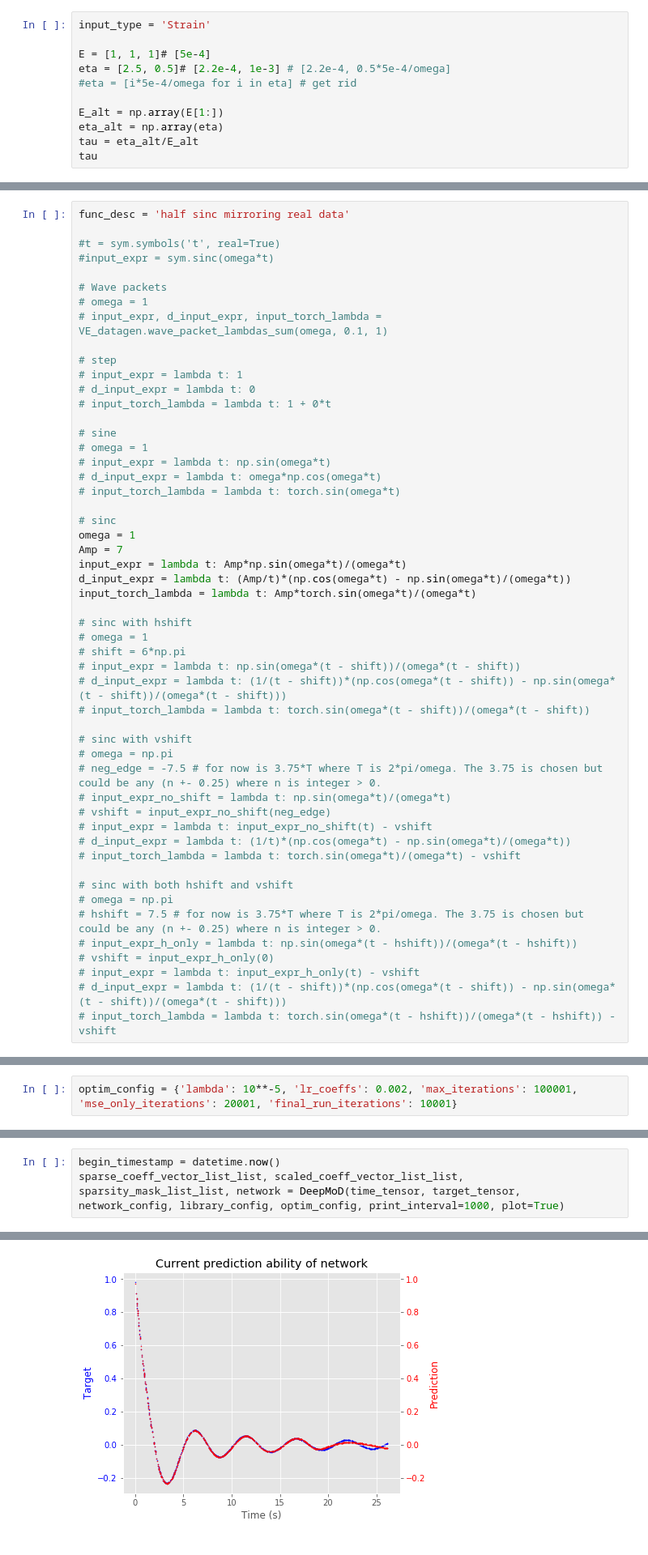
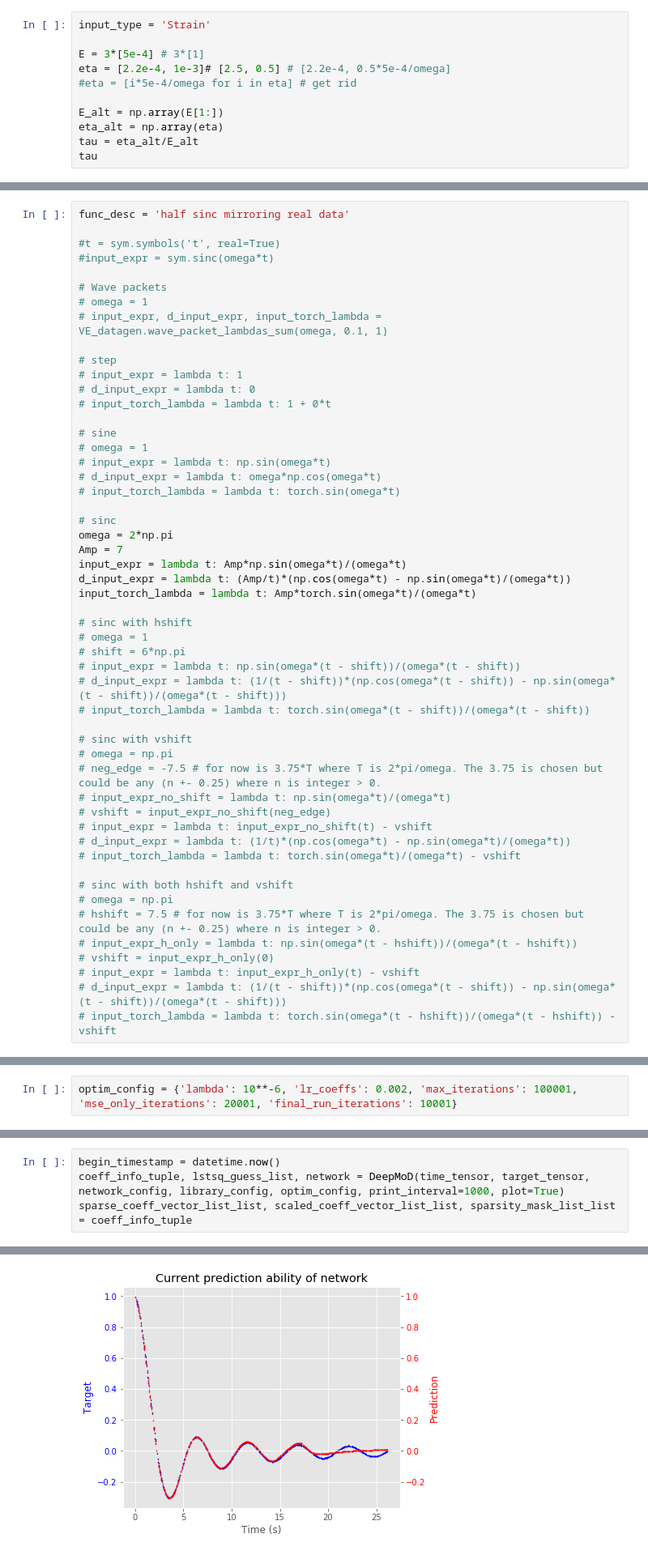
Before and after one commit to AlexB-B/DeePyMoD_torch_AlexVersion, a Jupyter notebook: notebooks/VE-DGValidation-DMTesting.ipynb, the cells around one changed output, grey strips where cells are left out. Shown at 81% size. Saved outputs shown, nothing was run; the diff lists cells and outputs as text.

```diff
--- a/notebooks/VE-DGValidation-DMTesting.ipynb
+++ b/notebooks/VE-DGValidation-DMTesting.ipynb
@@ -29,8 +29,8 @@ Specify the model parameters
 # %%
 input_type = 'Strain'
 
-E = [1, 1, 1]# [5e-4]
-eta = [2.5, 0.5]# [2.2e-4, 1e-3] # [2.2e-4, 0.5*5e-4/omega]
+E = 3*[5e-4] # 3*[1]
+eta = [2.2e-4, 1e-3]# [2.5, 0.5] # [2.2e-4, 0.5*5e-4/omega]
 #eta = [i*5e-4/omega for i in eta] # get rid
 
 E_alt = np.array(E[1:])
@@ -63,7 +63,7 @@ func_desc = 'half sinc mirroring real data'
 # input_torch_lambda = lambda t: torch.sin(omega*t)
 
 # sinc
-omega = 1
+omega = 2*np.pi
 Amp = 7
 input_expr = lambda t: Amp*np.sin(omega*t)/(omega*t)
 d_input_expr = lambda t: (Amp/t)*(np.cos(omega*t) - np.sin(omega*t)/(omega*t))
@@ -186,7 +183,7 @@ reduced_target_array = noisy_target_array[reordered_row_indices, :][:number_of_s
 time_tensor = torch.tensor(reduced_time_array, dtype=torch.float32, requires_grad=True)
 target_tensor = torch.tensor(reduced_target_array, dtype=torch.float32)
 # %%
-optim_config = {'lambda': 10**-5, 'lr_coeffs': 0.002, 'max_iterations': 100001, 'mse_only_iterations': 20001, 'final_run_iterations': 10001}
+optim_config = {'lambda': 10**-6, 'lr_coeffs': 0.002, 'max_iterations': 100001, 'mse_only_iterations': 20001, 'final_run_iterations': 10001}
 # %%
 network_config = {'input_dim': 1, 'hidden_dim': 30, 'layers': 4, 'output_dim': 1}
 # %%
@@ -219,5 +241,6 @@ expected_coeffs
 ## Running DeepMoD
 # %%
 begin_timestamp = datetime.now()
-sparse_coeff_vector_list_list, scaled_coeff_vector_list_list, sparsity_mask_list_list, network = DeepMoD(time_tensor, target_tensor, network_config, library_config, optim_config, print_interval=1000, plot=True)
+coeff_info_tuple, lstsq_guess_list, network = DeepMoD(time_tensor, target_tensor, network_config, library_config, optim_config, print_interval=1000, plot=True)
+sparse_coeff_vector_list_list, scaled_coeff_vector_list_list, sparsity_mask_list_list = coeff_info_tuple
 # %% [output]
@@ -233 +254 @@ Time elapsed: 4.0 minutes 12.069727659225464 seconds
-[figure, old version]
+[figure, new version]
```
Also changed, not shown: parts of 31 cells of this notebook, 1 other file.
